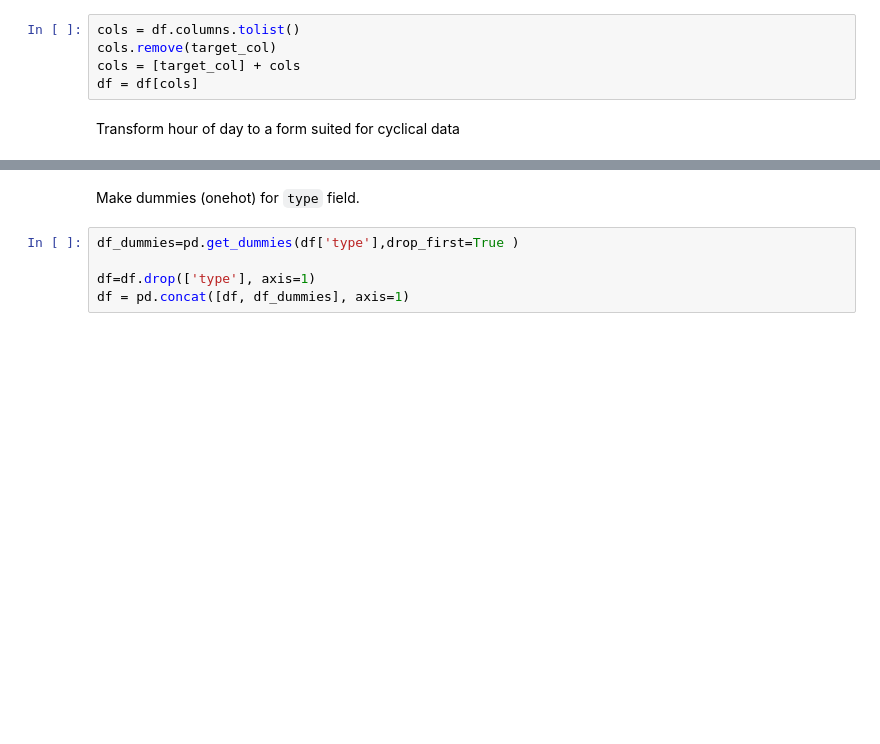
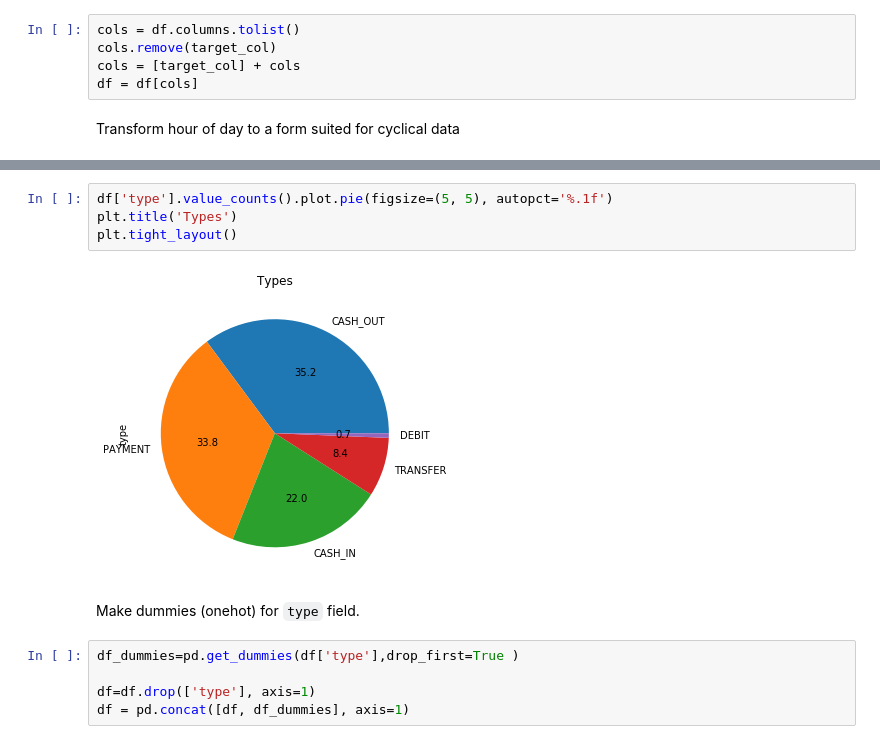
Before and after one commit to JoshuaFox/fraud-detect-blackbelt, a Jupyter notebook: frauddetect-plusminus-hypertune.ipynb, the cells around one changed output, grey strips where cells are left out. Drawn from its saved outputs; the diff is of its cells as text; blank space fills up the shorter version.

```diff
--- a/frauddetect-plusminus-hypertune.ipynb
+++ b/frauddetect-plusminus-hypertune.ipynb
@@ -194,3 +188,9 @@ plt.show()
+# %%
+df['type'].value_counts().plot.pie(figsize=(5, 5), autopct='%.1f')
+plt.title('Types')
+plt.tight_layout()
+# %% [output]
+[figure, added]
 # %% [markdown]
 Make dummies (onehot) for `type` field.
 # %%
```
Also changed, not shown: parts of 2 cells of this notebook.
